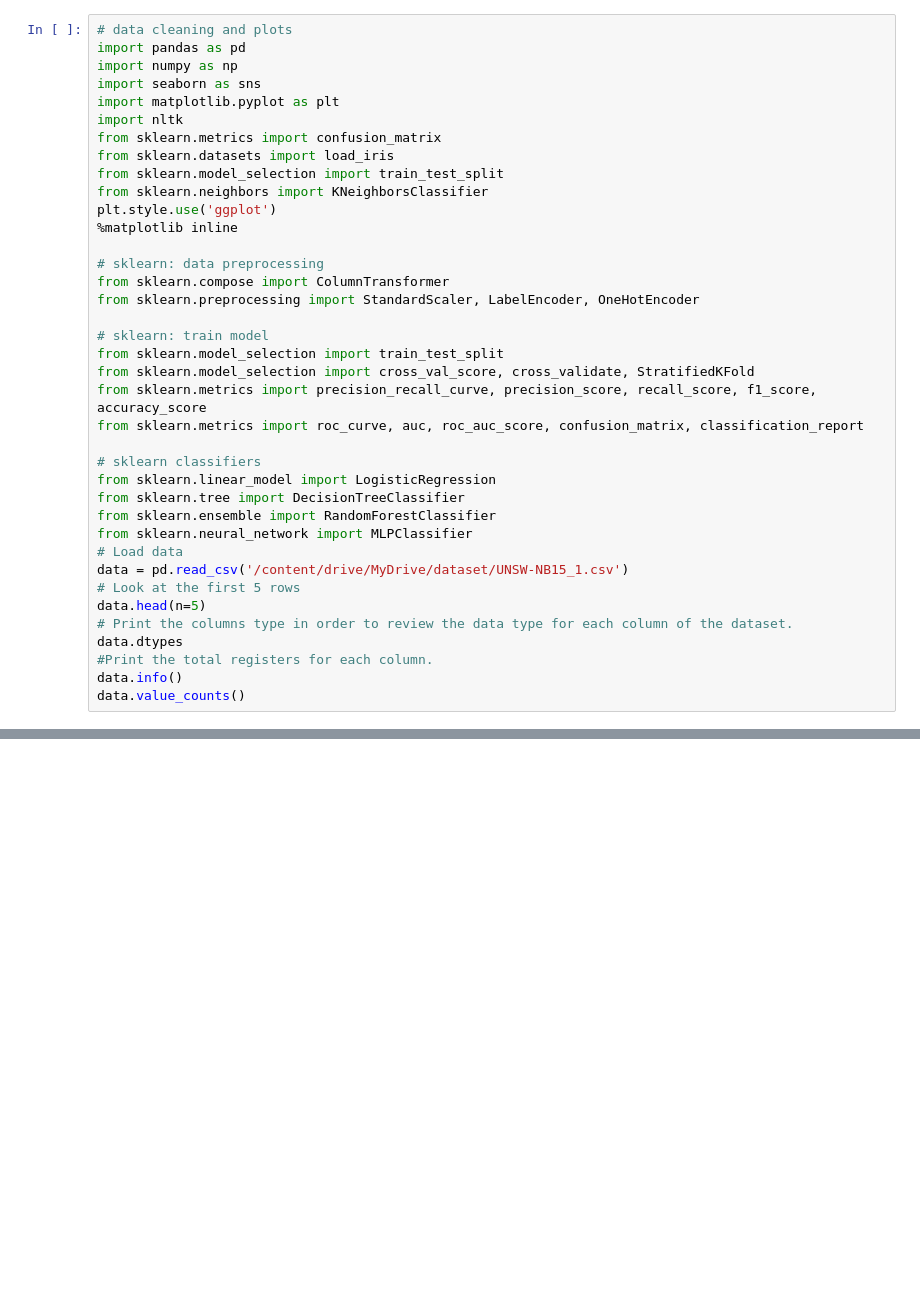
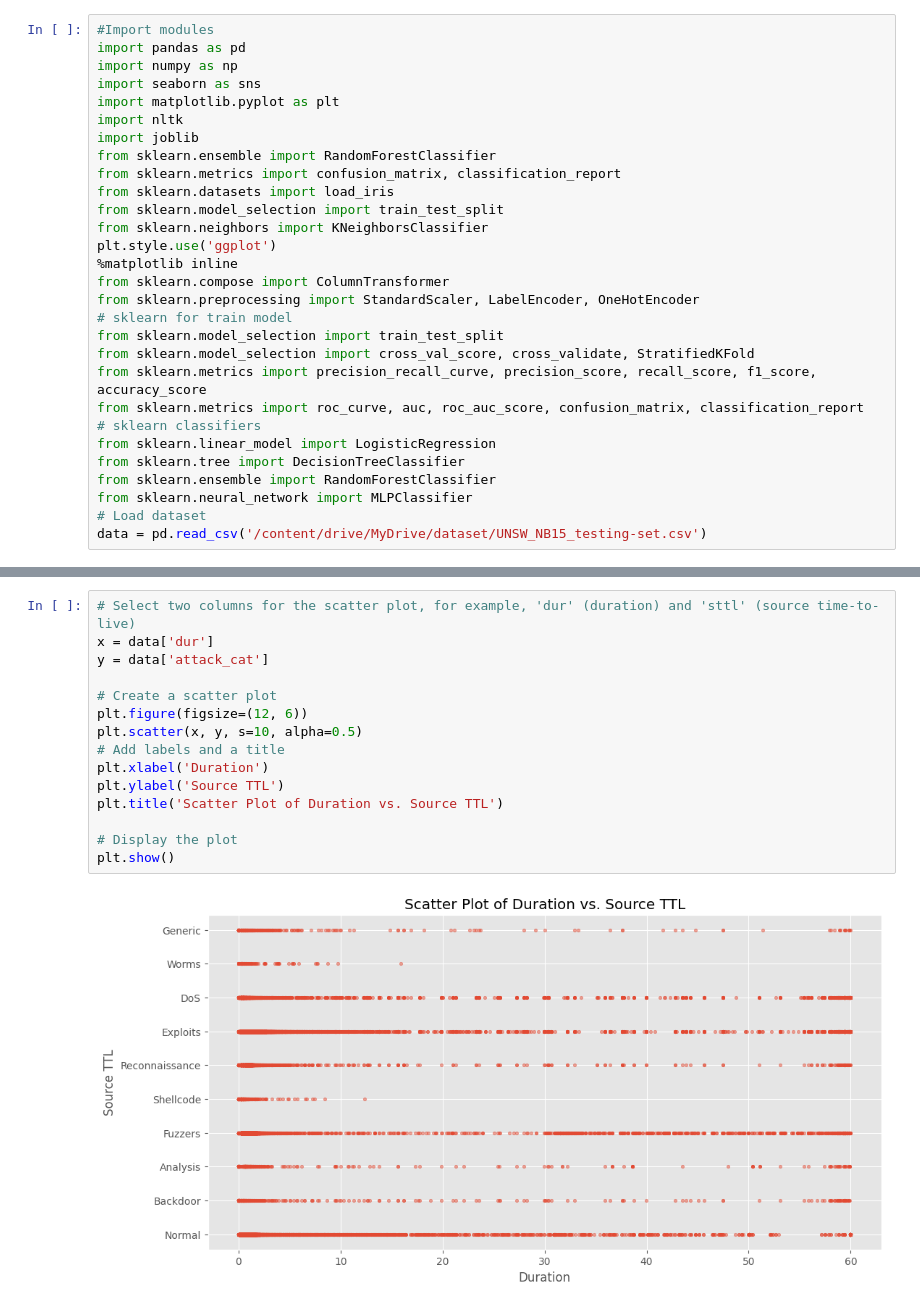
Before and after one commit to marcool5/Cyber, a Jupyter notebook: Marcool_Cyber_Dataset_ML_Methods.ipynb, the cells around one changed output, grey strips where cells are left out. Cells and saved outputs as stored; diff of their text form; blank space fills up the shorter version.

```diff
--- a/Marcool_Cyber_Dataset_ML_Methods.ipynb
+++ b/Marcool_Cyber_Dataset_ML_Methods.ipynb
@@ -3,38 +13,29 @@
 # %%
-# data cleaning and plots
+#Import modules
 import pandas as pd
 import numpy as np
 import seaborn as sns
 import matplotlib.pyplot as plt
 import nltk
-from sklearn.metrics import confusion_matrix
+import joblib
+from sklearn.ensemble import RandomForestClassifier
+from sklearn.metrics import confusion_matrix, classification_report
 from sklearn.datasets import load_iris
 from sklearn.model_selection import train_test_split
 from sklearn.neighbors import KNeighborsClassifier
 plt.style.use('ggplot')
 %matplotlib inline
-
-# sklearn: data preprocessing
 from sklearn.compose import ColumnTransformer
 from sklearn.preprocessing import StandardScaler, LabelEncoder, OneHotEncoder
-
-# sklearn: train model
+# sklearn for train model
 from sklearn.model_selection import train_test_split
 from sklearn.model_selection import cross_val_score, cross_validate, StratifiedKFold
 from sklearn.metrics import precision_recall_curve, precision_score, recall_score, f1_score, accuracy_score
 from sklearn.metrics import roc_curve, auc, roc_auc_score, confusion_matrix, classification_report
-
 # sklearn classifiers
 from sklearn.linear_model import LogisticRegression
 from sklearn.tree import DecisionTreeClassifier
 from sklearn.ensemble import RandomForestClassifier
 from sklearn.neural_network import MLPClassifier
-# Load data
-data = pd.read_csv('/content/drive/MyDrive/dataset/UNSW-NB15_1.csv')
-# Look at the first 5 rows
-data.head(n=5)
-# Print the columns type in order to review the data type for each column of the dataset.
-data.dtypes
-#Print the total registers for each column.
-data.info()
-data.value_counts()
+# Load dataset
+data = pd.read_csv('/content/drive/MyDrive/dataset/UNSW_NB15_testing-set.csv')
@@ -142,3 +152,20 @@ Classification Report:
     accuracy                           1.00    175341
    macro avg       1.00      1.00      1.00    175341
 weighted avg       1.00      1.00      1.00    175341
+# %%
+# Select two columns for the scatter plot, for example, 'dur' (duration) and 'sttl' (source time-to-live)
+x = data['dur']
+y = data['attack_cat']
+
+# Create a scatter plot
+plt.figure(figsize=(12, 6))
+plt.scatter(x, y, s=10, alpha=0.5)
+# Add labels and a title
+plt.xlabel('Duration')
+plt.ylabel('Source TTL')
+plt.title('Scatter Plot of Duration vs. Source TTL')
+
+# Display the plot
+plt.show()
+# %% [output]
+[figure, added]
```
Also changed, not shown: parts of 7 cells of this notebook.
